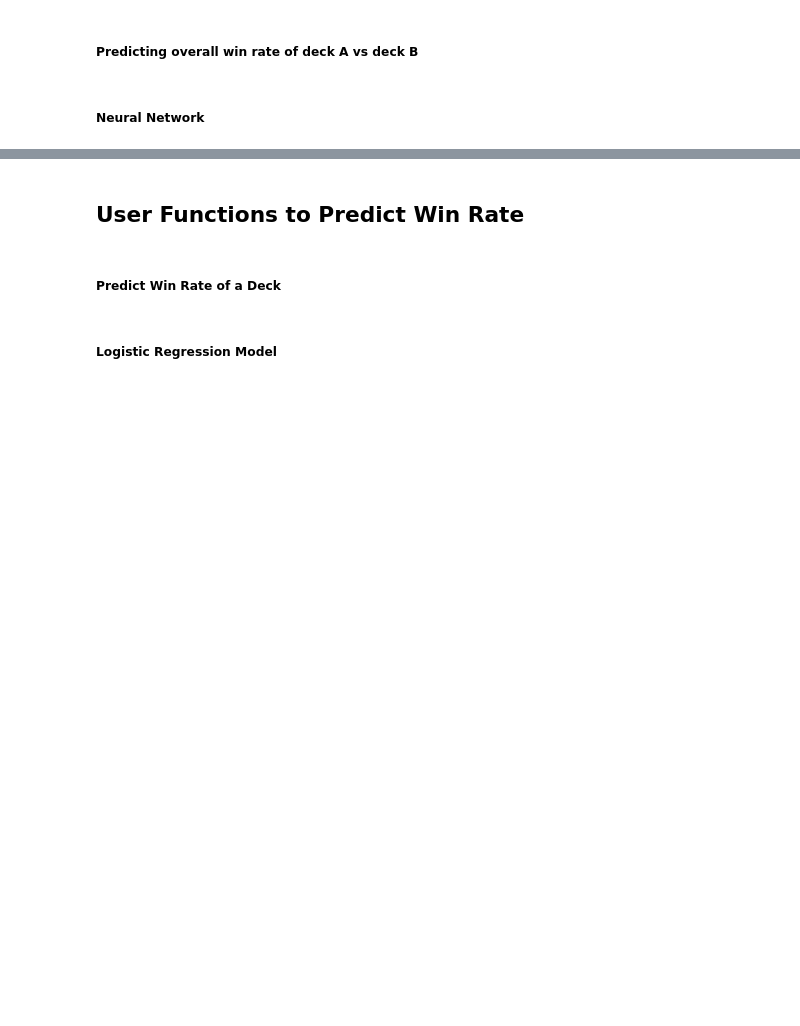
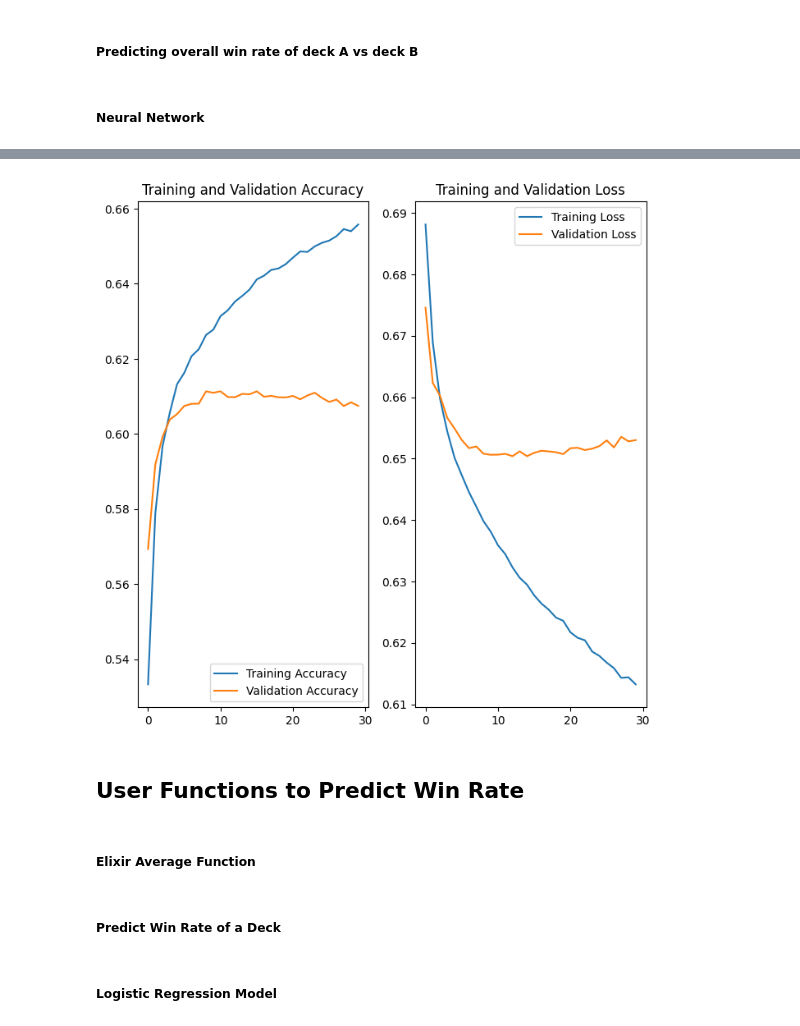
Before and after one commit to carlog1566/Data-Royale, a Jupyter notebook: main.ipynb, the cells around one changed output, grey strips where cells are left out. Saved outputs shown, nothing was run; the diff lists cells and outputs as text; code cells hidden in the pictures; blank space fills up the shorter version.

```diff
--- a/main.ipynb
+++ b/main.ipynb
@@ -351,9 +583,9 @@ print(X2.shape)
 <h5>Scale Second Dataset</h5>
 # %%
 # Scale Data
-scaler = StandardScaler()
+scaler2 = StandardScaler()
 cols = X2.columns
-X2 = pd.DataFrame(scaler.fit_transform(X2))
+X2 = pd.DataFrame(scaler2.fit_transform(X2))
 
 X2.columns = cols
 print(X2.head())
@@ -460,7 +755,7 @@ Sequential = tf.keras.Sequential
 
 num_features = X2_train.shape[1]
 
-nn_model = Sequential([
+nn_model2 = Sequential([
     Dense(256, input_dim=num_features, activation='relu'),
     Dropout(0.3),
     Dense(128, activation='relu'),
@@ -475,6 +791,6 @@ print(nn_model.summary())
 
 epochs = 30
 
-nn_model.compile(optimizer='adam', loss='binary_crossentropy', metrics=['accuracy'])
+nn_model2.compile(optimizer='adam', loss='binary_crossentropy', metrics=['accuracy'])
 
-nn_model2 = nn_model.fit(x=X2_train, y=y2_train, validation_split=0.2, epochs=epochs, batch_size=512, verbose=1)
+nn_model2_history = nn_model2.fit(x=X2_train, y=y2_train, validation_split=0.2, epochs=epochs, batch_size=512, verbose=1)
@@ -481,26 +815,30 @@ nn_model2 = nn_model.fit(x=X2_train, y=y2_train, validation_split=0.2, epochs=ep
 # %%
 # Graph Training and Validation accuracy and loss
 
-acc = nn_model2.history['accuracy']
-val_acc = nn_model2.history['val_accuracy']
+acc = nn_model2_history.history['accuracy']
+val_acc = nn_model2_history.history['val_accuracy']
 
-loss = nn_model2.history['loss']
-val_loss = nn_model2.history['val_loss']
+loss = nn_model2_history.history['loss']
+val_loss = nn_model2_history.history['val_loss']
 
 epochs_range = range(epochs)
 
 plt.figure(figsize=(8, 8))
 plt.subplot(1, 2, 1)
 plt.plot(epochs_range, acc, label='Training Accuracy')
 plt.plot(epochs_range, val_acc, label='Validation Accuracy')
 plt.legend(loc='lower right')
 plt.title('Training and Validation Accuracy')
 
 plt.subplot(1, 2, 2)
 plt.plot(epochs_range, loss, label='Training Loss')
 plt.plot(epochs_range, val_loss, label='Validation Loss')
 plt.legend(loc='upper right')
 plt.title('Training and Validation Loss')
 plt.show()
+# %% [output]
+[figure, added]
 # %% [markdown]
 <h2><strong>User Functions to Predict Win Rate</strong></h2>
+# %% [markdown]
+<h5>Elixir Average Function</h5>
```
Also changed, not shown: parts of 35 cells of this notebook.
